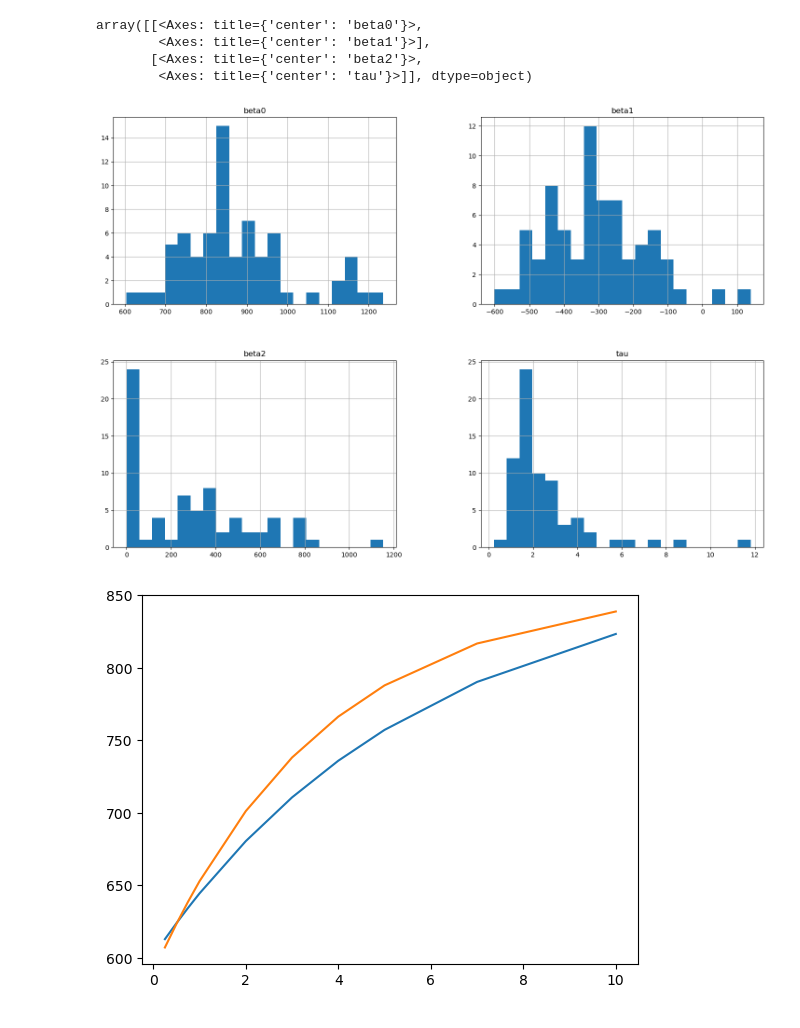
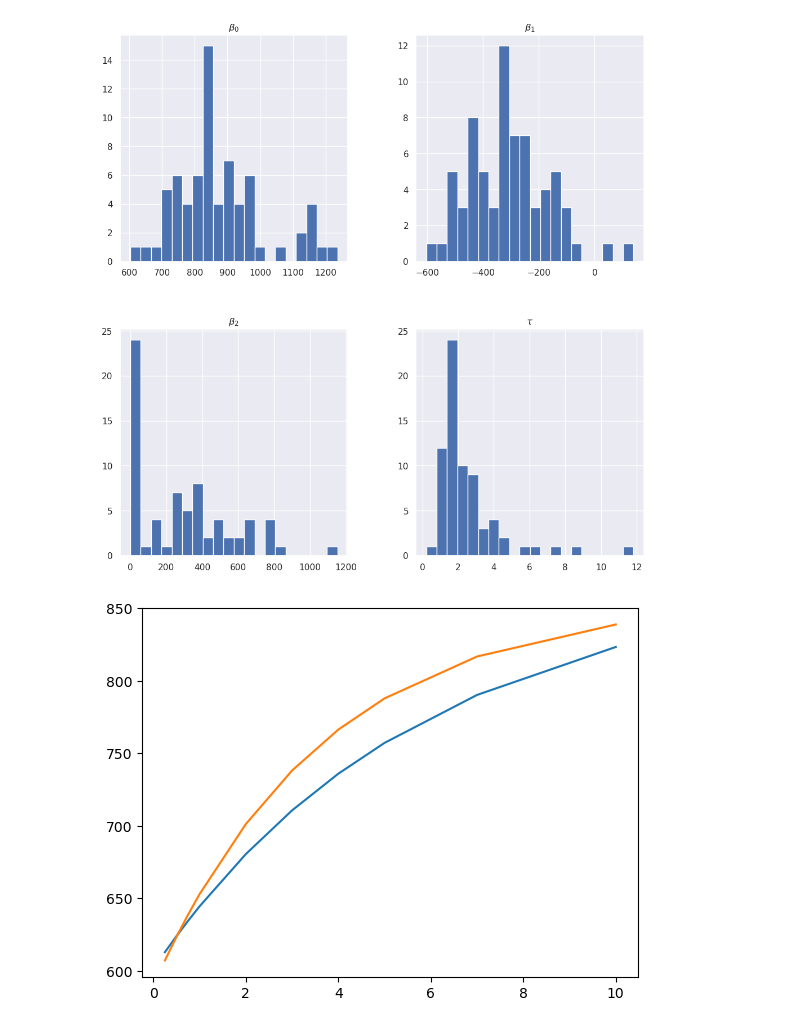
Before and after one commit to VsevolodZaostrovsky/MOEX-Yield-Curve-Forecasting, a Jupyter notebook: DataWork/NSmodel.ipynb, the cells around one changed output. Drawn from its saved outputs; the diff is of its cells as text; code cells hidden in the pictures.

```diff
--- a/DataWork/NSmodel.ipynb
+++ b/DataWork/NSmodel.ipynb
@@ -93,5 +117,5 @@ array([[<Axes: title={'center': 'beta0'}>,
 # %%
-data = data.loc[data['beta0'] > -10000]
-data = data.loc[data["beta1"] > -50000]
-data = data.loc[data["beta2"] < 50000]
-data = data.loc[data["tau"] < 250]
+data = data.loc[data["$\\beta_0$"] < 1500]
+data = data.loc[data["$\\beta_1$"] > -740]
+data = data.loc[data["$\\beta_2$"] < 50000]
+data = data.loc[data["$\\tau$"] < 250]
@@ -106,16 +122,9 @@ array([[<Axes: title={'center': 'beta0'}>,
-# %%
-data = data.loc[data['beta0'] < 1500]
-data = data.loc[data["beta1"] > -740]
-data = data.loc[data["beta2"] < 50000]
-data = data.loc[data["tau"] < 250]
-# %%
-data.iloc[:, :].hist(figsize=(18, 12), bins=20)
-# %% [output]
-array([[<Axes: title={'center': 'beta0'}>,
-        <Axes: title={'center': 'beta1'}>],
-       [<Axes: title={'center': 'beta2'}>,
-        <Axes: title={'center': 'tau'}>]], dtype=object)
-[figure, removed]
+# %%
+sns.set(rc={"figure.figsize":(12, 12)})
+data.iloc[:, :].hist(figsize=(12, 12), bins=20)
+plt.savefig("factorsAfterDrop.pdf")
+# %% [output]
+[figure, added]
 # %%
 data.to_csv('coefsDrops.csv')
 # %%
```
Also changed, not shown: parts of 14 cells of this notebook, 13 other files.
